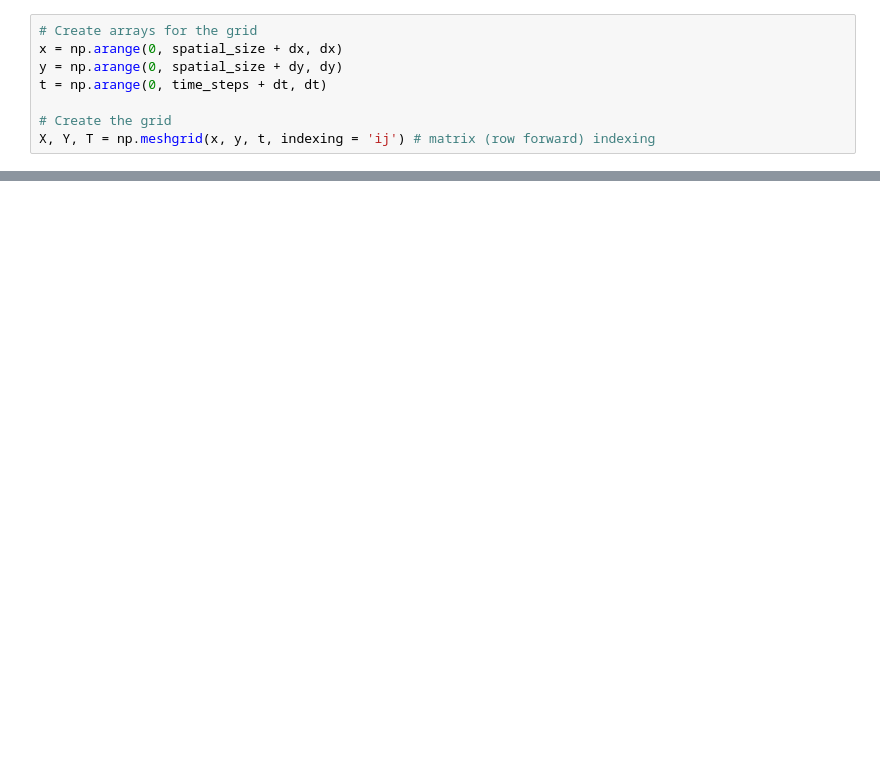
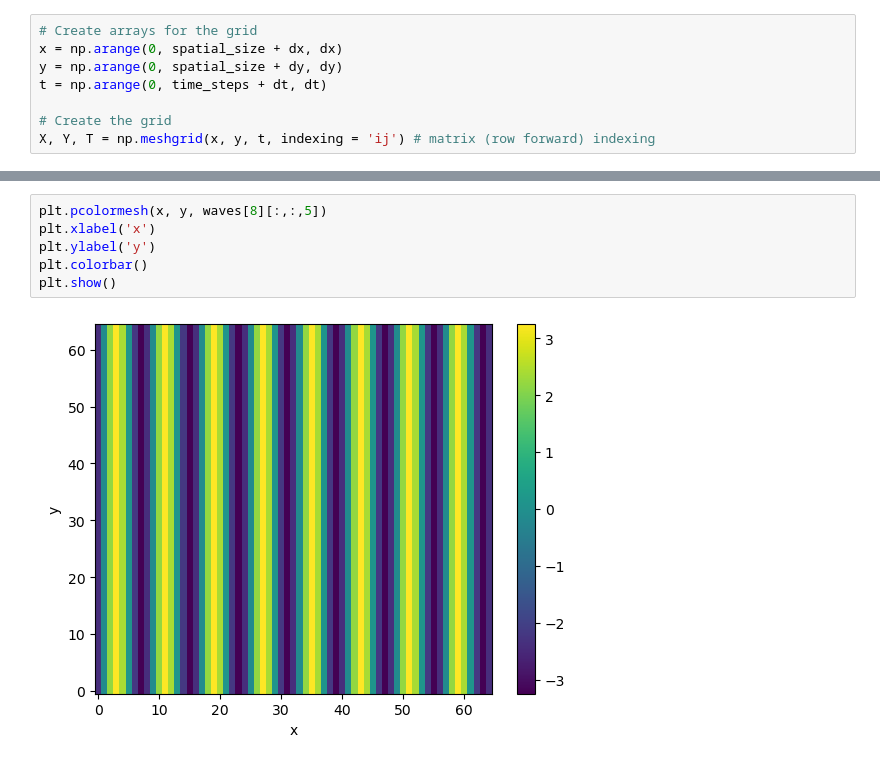
Before and after one commit to jackbassham/bayes-toy-problem, a Jupyter notebook: toy_wave_data.ipynb, the cells around one changed output, grey strips where cells are left out. Drawn from its saved outputs; the diff is of its cells as text; blank space fills up the shorter version.

```diff
--- a/toy_wave_data.ipynb
+++ b/toy_wave_data.ipynb
@@ -66,0 +111,8 @@ def generate_wave_data(n_samples, C):
+# %%
+plt.pcolormesh(x, y, waves[8][:,:,5])
+plt.xlabel('x')
+plt.ylabel('y')
+plt.colorbar()
+plt.show()
+# %% [output]
+[figure, added]
```
Also changed, not shown: parts of 9 cells of this notebook.
